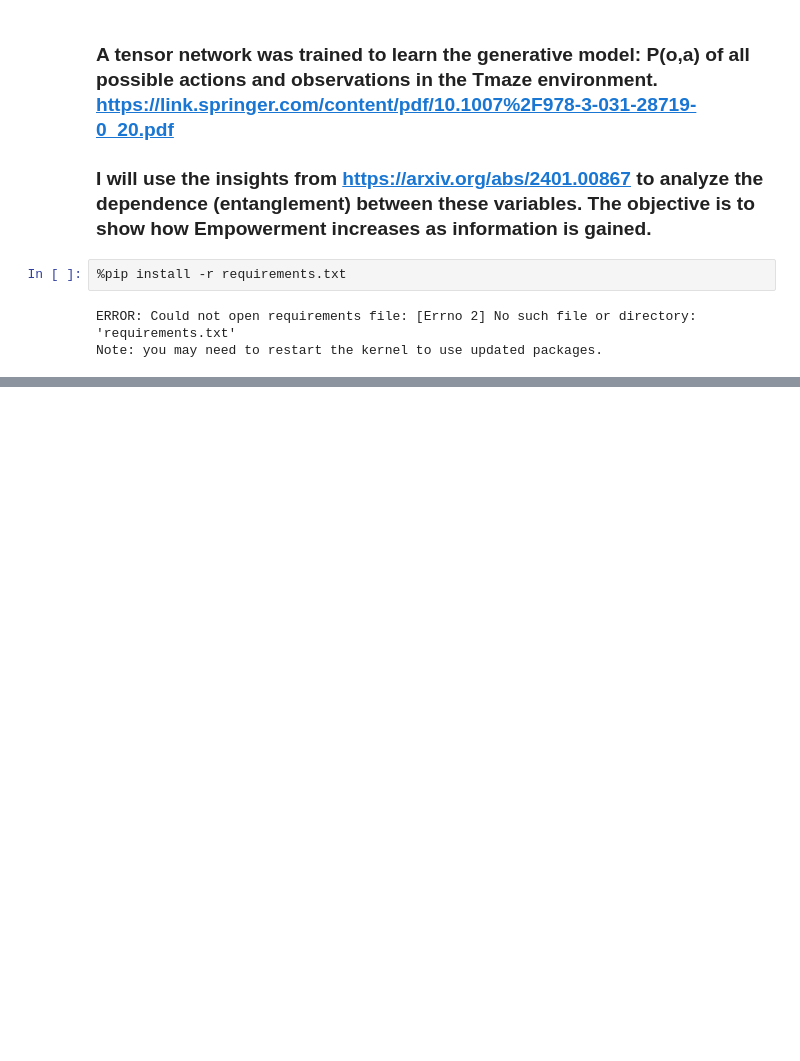
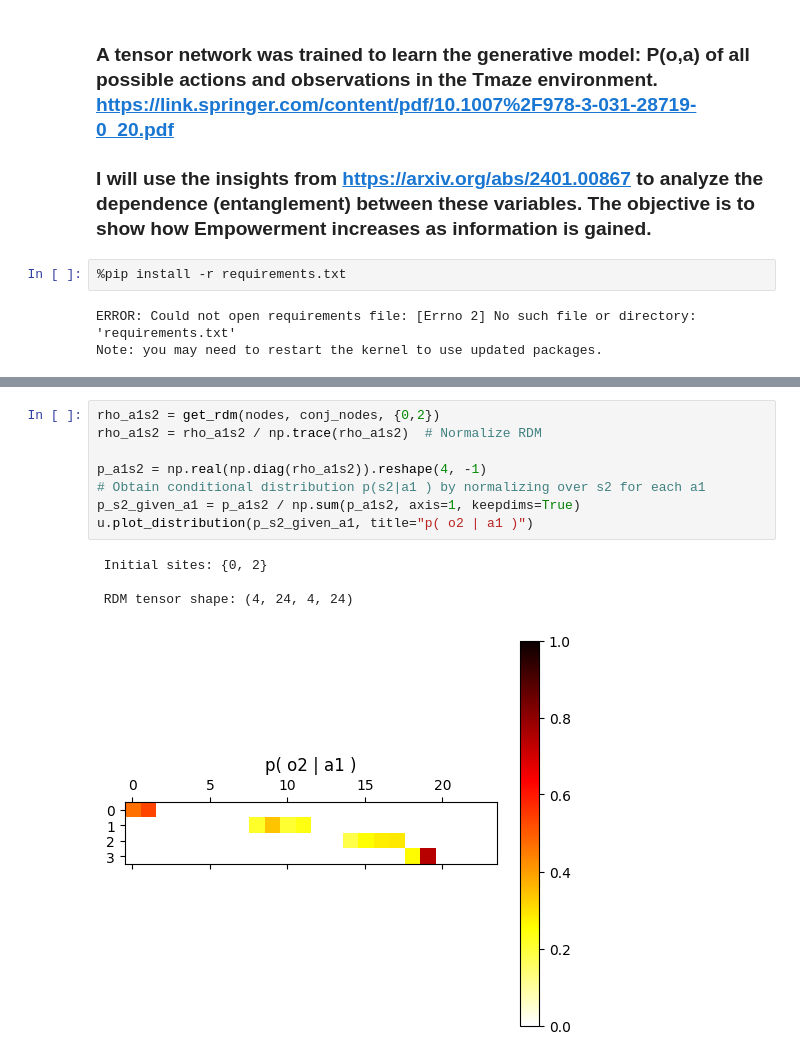
Before and after one commit to philipollaswilson/Tensor-Networks-for-the-Tmaze, a Jupyter notebook: Explainable Tmaze.ipynb, the cells around one changed output, grey strips where cells are left out. Drawn from its saved outputs; the diff is of its cells as text; blank space fills up the shorter version.

```diff
--- a/Explainable Tmaze.ipynb
+++ b/Explainable Tmaze.ipynb
@@ -377,0 +228,13 @@ Maximum Entropy:  4.0
+# %%
+rho_a1s2 = get_rdm(nodes, conj_nodes, {0,2})
+rho_a1s2 = rho_a1s2 / np.trace(rho_a1s2)  # Normalize RDM
+
+p_a1s2 = np.real(np.diag(rho_a1s2)).reshape(4, -1)
+# Obtain conditional distribution p(s2|a1 ) by normalizing over s2 for each a1
+p_s2_given_a1 = p_a1s2 / np.sum(p_a1s2, axis=1, keepdims=True)
+u.plot_distribution(p_s2_given_a1, title="p( o2 | a1 )")
+# %% [output]
+ Initial sites: {0, 2}
+
+ RDM tensor shape: (4, 24, 4, 24)
+[figure, added]
```
Also changed, not shown: parts of 57 cells of this notebook, 5 other files.
